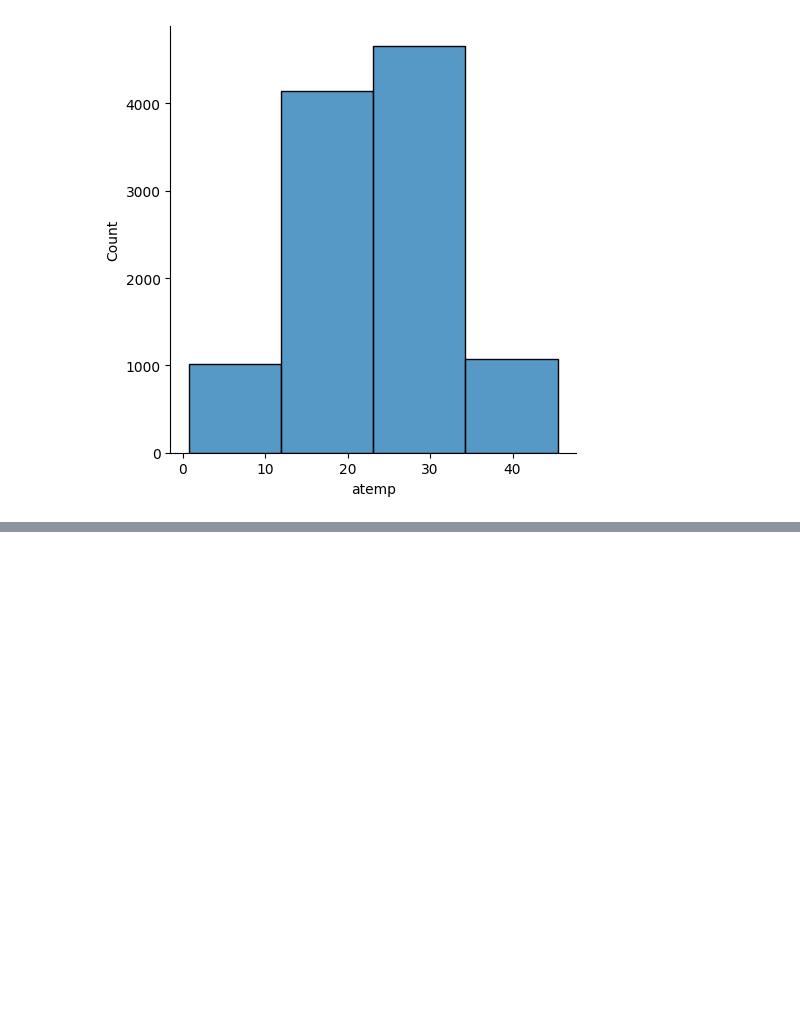
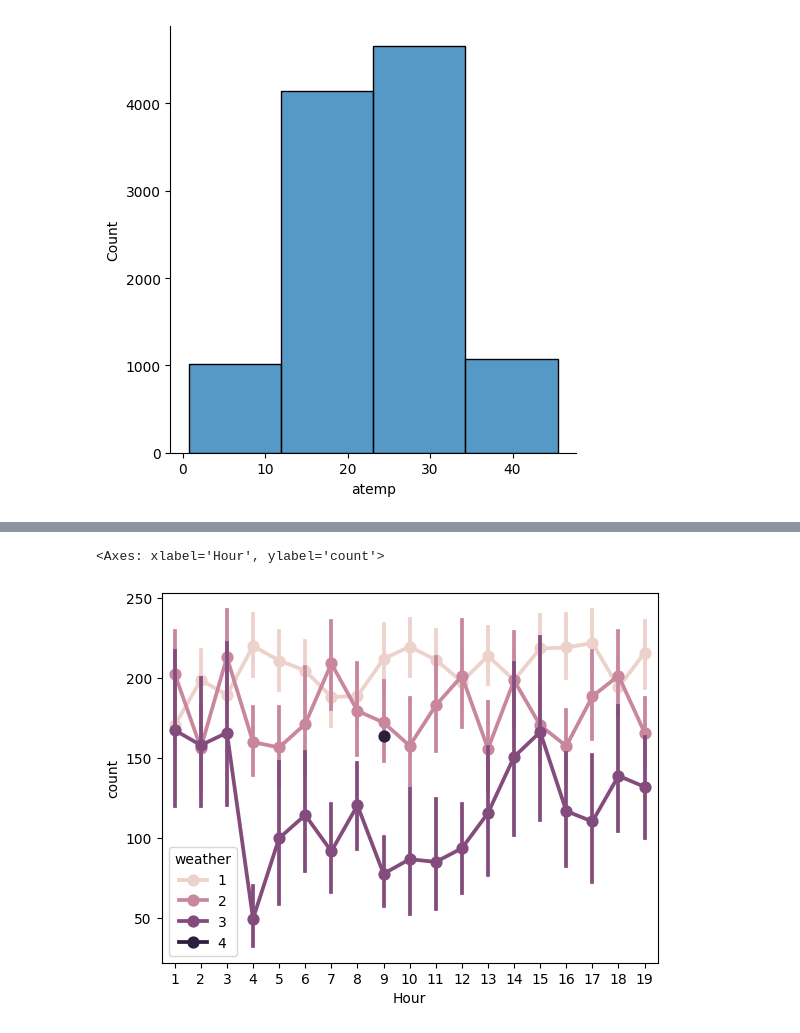
Before and after one commit to KangHoJ/Study, a Jupyter notebook: 과제테스트 준비/예측연습.ipynb, the cells around one changed output, grey strips where cells are left out. Drawn from its saved outputs; the diff is of its cells as text; code cells hidden in the pictures; blank space fills up the shorter version.

```diff
--- a/과제테스트 준비/예측연습.ipynb
+++ b/과제테스트 준비/예측연습.ipynb
@@ -195,0 +221,7 @@ sns.displot(x='atemp',data=train,binwidth=10) # 폭을 주고싶을때
+# %%
+# 시간에 따른 count , 범주색
+# sns.pointplot(x='Hour',y='count',hue='holiday',data=train)
+sns.pointplot(x='Hour',y='count',hue='weather',data=train)
+# %% [output]
+<Axes: xlabel='Hour', ylabel='count'>
+[figure, added]
```
Also changed, not shown: parts of 14 cells of this notebook.
